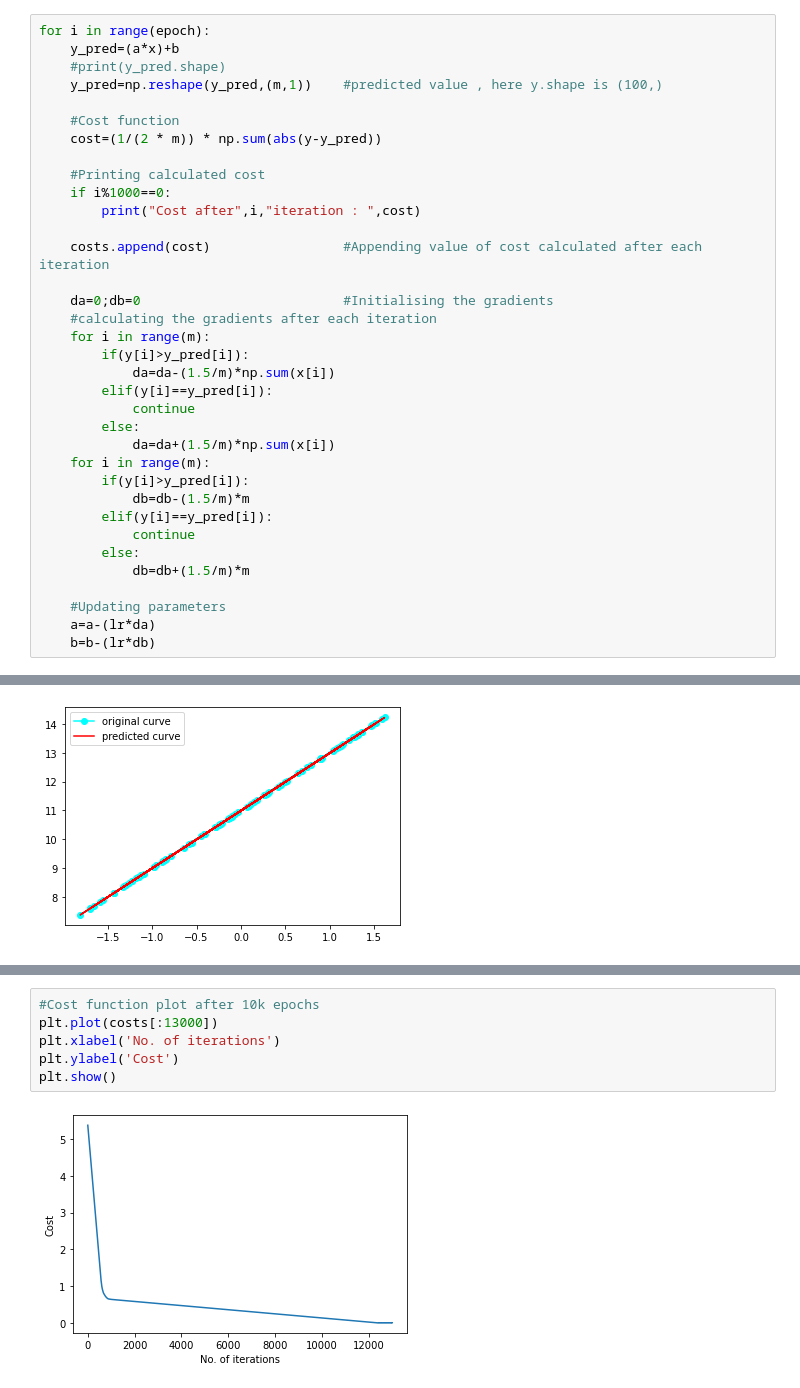
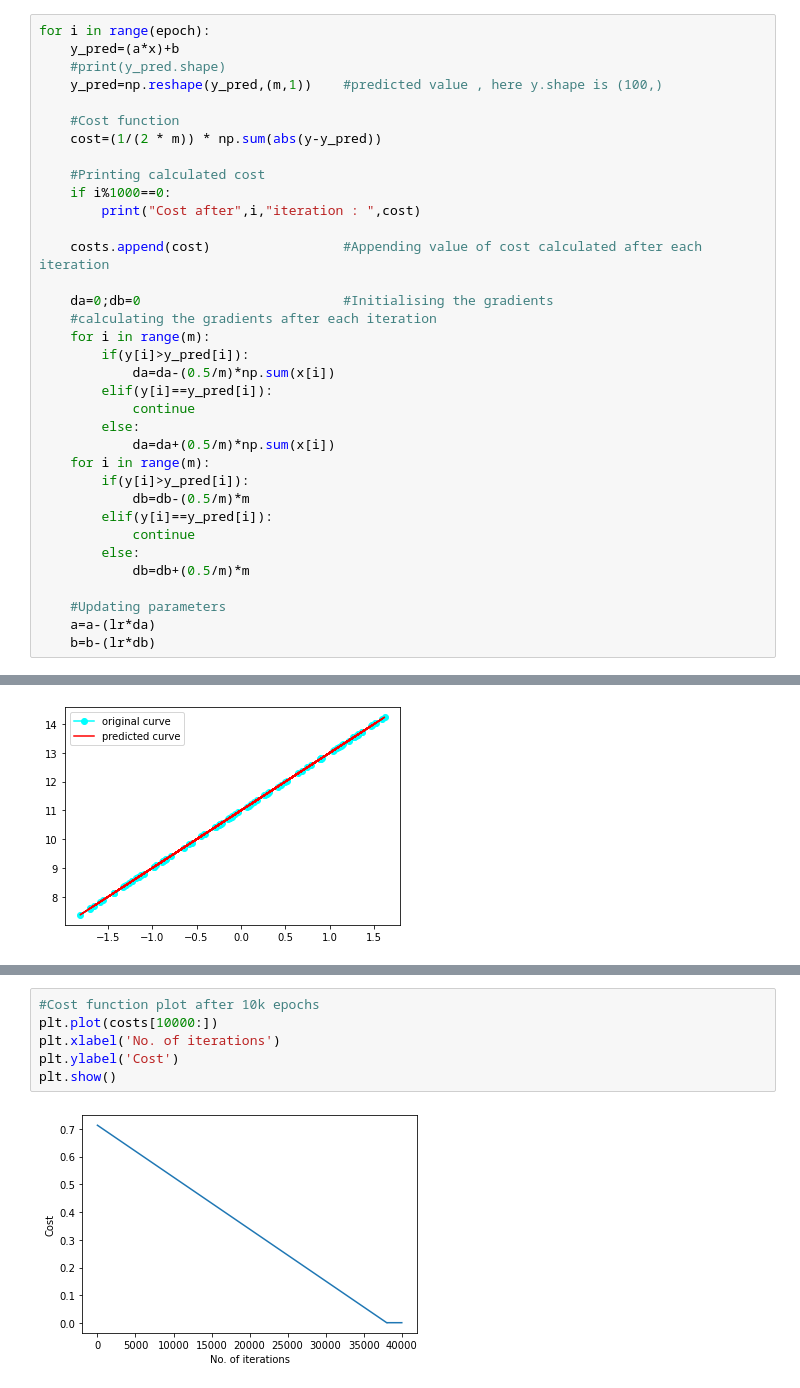
Before and after one commit to ujwalk04/pclub_assignment, a Jupyter notebook: b.ipynb, the cells around one changed output, grey strips where cells are left out. Drawn from its saved outputs; the diff is of its cells as text.

Commit message:
Plots added

```diff
--- a/b.ipynb
+++ b/b.ipynb
@@ -42,18 +42,18 @@ for i in range(epoch):
     #calculating the gradients after each iteration
     for i in range(m):
         if(y[i]>y_pred[i]):
-            da=da-(1.5/m)*np.sum(x[i])
+            da=da-(0.5/m)*np.sum(x[i])
         elif(y[i]==y_pred[i]):
             continue
         else:
-            da=da+(1.5/m)*np.sum(x[i])
+            da=da+(0.5/m)*np.sum(x[i])
     for i in range(m):
         if(y[i]>y_pred[i]):
-            db=db-(1.5/m)*m
+            db=db-(0.5/m)*m
         elif(y[i]==y_pred[i]):
             continue
         else:
-            db=db+(1.5/m)*m
+            db=db+(0.5/m)*m
 
     #Updating parameters
     a=a-(lr*da)
@@ -104,8 +104,8 @@ plt.show()
 # %%
 #Cost function plot after 10k epochs
-plt.plot(costs[:13000])
+plt.plot(costs[10000:])
 plt.xlabel('No. of iterations')
 plt.ylabel('Cost')
 plt.show()
 # %% [output]
-[figure, old version]
+[figure, new version]
```
Also changed, not shown: parts of 3 cells of this notebook, 3 other files.
